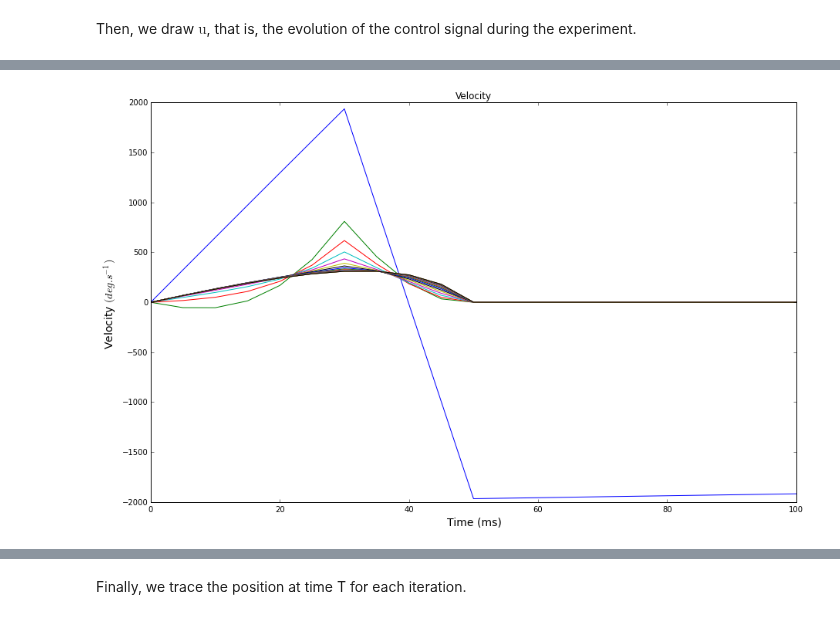
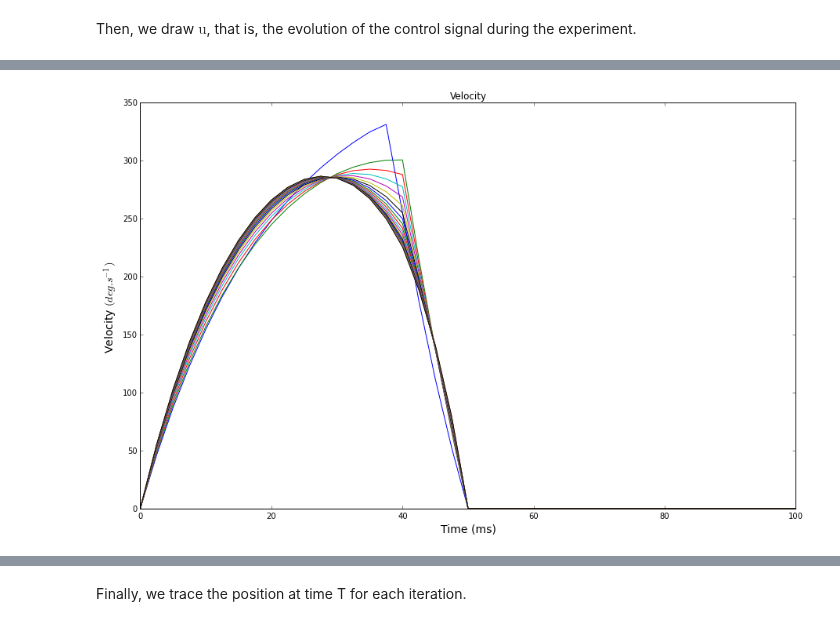
Before and after one commit to AnaideT/OptimalPrecision, a Jupyter notebook: 2017-06-13 Generalized coordinates.ipynb, the cells around one changed output, grey strips where cells are left out. Saved outputs shown, nothing was run; the diff lists cells and outputs as text; code cells hidden in the pictures.

```diff
--- a/2017-06-13 Generalized coordinates.ipynb
+++ b/2017-06-13 Generalized coordinates.ipynb
@@ -190,17 +190,29 @@ def cost_deriv(u, i):
         return (2*np.transpose(ci[:,0:(T+R-i)])*([expectation(u,t).tolist() for t in (i+1+np.arange(R+T-i))]-xT)*mult_v).sum() + 2*(m**2)*k*u[i]*(ci0_array[0:(T+R-i)]**2).sum()
 # %%
 niter = 500000
-eta = 20000
+eta = 200000
 # %%
 import time
+# %%
+ubang = np.array([ 19662.047045,  19662.047045,  19662.047045,  19662.047045,
+        19662.047045,  19662.047045,  19662.047045,  19662.047045,
+        19662.047045,  19662.047045,  19662.047045,  19662.047045,
+        19662.047045,  19662.047045,  19662.047045, -19662.047045,
+       -19662.047045, -19662.047045, -19662.047045, -19662.047045,
+            0.      ,      0.      ,      0.      ,      0.      ,
+            0.      ,      0.      ,      0.      ,      0.      ,
+            0.      ,      0.      ,      0.      ,      0.      ,
+            0.      ,      0.      ,      0.      ,      0.      ,
+            0.      ,      0.      ,      0.      ,      0.      ,      0.      ])
 # %%
 #np.random.seed(42)
 #u = np.random.uniform(-5, 5, T+R+1)
 #u[T:T+R+1]=0
 debut = time.time()
-u = 13000* np.ones(T+R+1)
-u[T-4:T] *= -3
-u[T:(T+R+1)] = 0
+#u = 20000* np.ones(T+R+1)
+#u[T-4:T] *= -3
+#u[T:(T+R+1)] = 0
+u = ubang.copy()
 a = np.zeros((niter+1, T+R+1)) # To save the evolution of the values of u at each iteration
 a[0, :] = u.copy()
 for i_iter in np.arange(niter):
@@ -259 +290,12 @@ for i in np.arange(niter+1):
+# %%
+velocity[0] = np.array([   0.        ,   46.20702859,   86.98458819,  122.97065824,
+        154.72825359,  182.75423312,  207.48707325,  229.31372806,
+        248.57568332,  265.57429917,  280.57552501,  293.81406035,
+        305.49702678,  315.80720847,  324.90591187,  331.42985723,
+        255.10376287,  178.92125199,  111.6904221 ,   52.35942296,
+          0.        ,    0.        ,    0.        ,    0.        ,
+          0.        ,    0.        ,    0.        ,    0.        ,
+          0.        ,    0.        ,    0.        ,    0.        ,
+          0.        ,    0.        ,    0.        ,    0.        ,
+          0.        ,    0.        ,    0.        ,    0.        ,    0.        ])
 # %%
@@ -265,4 +318,4 @@ plt.plot([0,100],[10,10],'r--')
 # %%
-plot_velocity(velocity, 10000, 200000, 0.05, 0.05, 0.005)
+plot_velocity(velocity, 25000, 500000,  0.05, 0.05, 0.0025)
 # %% [output]
-[figure, old version]
+[figure, new version]
```
Also changed, not shown: parts of 36 cells of this notebook, 2 other files.
